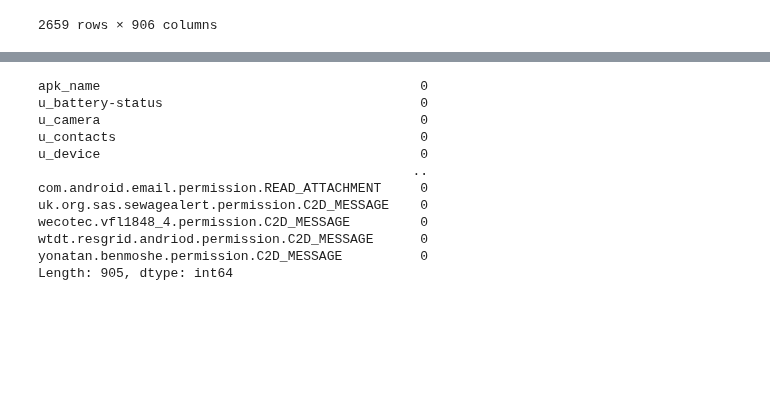
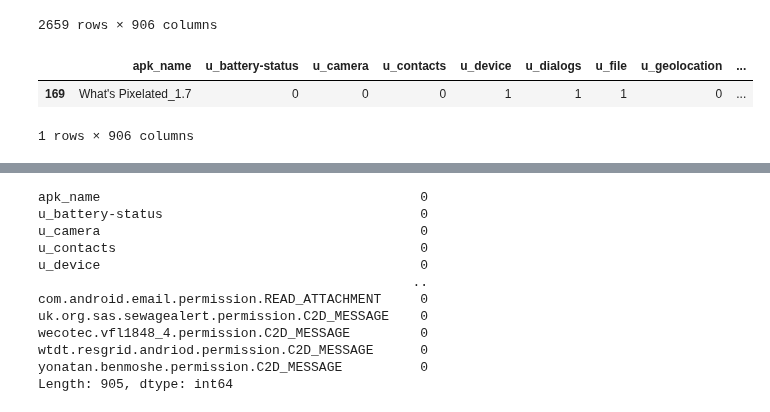
Before and after one commit to allensun623/Android-Security-Analysis, a Jupyter notebook: Machine_Learning/analysis/cdv_ml_preproccess.ipynb, the cells around one changed output, grey strips where cells are left out. Cells and saved outputs as stored; diff of their text form; code cells hidden in the pictures; blank space fills up the shorter version.

```diff
--- a/Machine_Learning/analysis/cdv_ml_preproccess.ipynb
+++ b/Machine_Learning/analysis/cdv_ml_preproccess.ipynb
@@ -98,6 +98,13 @@ df
 | 2657 | za.co.snapplify.purpleturtle | 1 | 0 | 0 | 1 | 0 | 1 | 0 | ... |
 | 2658 | أشبال الفردوس_1.0.1 | 1 | 0 | 0 | 1 | 1 | 1 | 0 | ... |
 2659 rows × 906 columns
+# %%
+df_na = df[df.isna().any(axis=1)]
+df_na
+# %% [output]
+|  | apk_name | u_battery-status | u_camera | u_contacts | u_device | u_dialogs | u_file | u_geolocation | ... |
+| 169 | What's Pixelated_1.7 | 0 | 0 | 0 | 1 | 1 | 1 | 0 | ... |
+1 rows × 906 columns
 # %%
 # df = df[df['class'].notna()]
 # df
```
Also changed, not shown: 9 other files.
